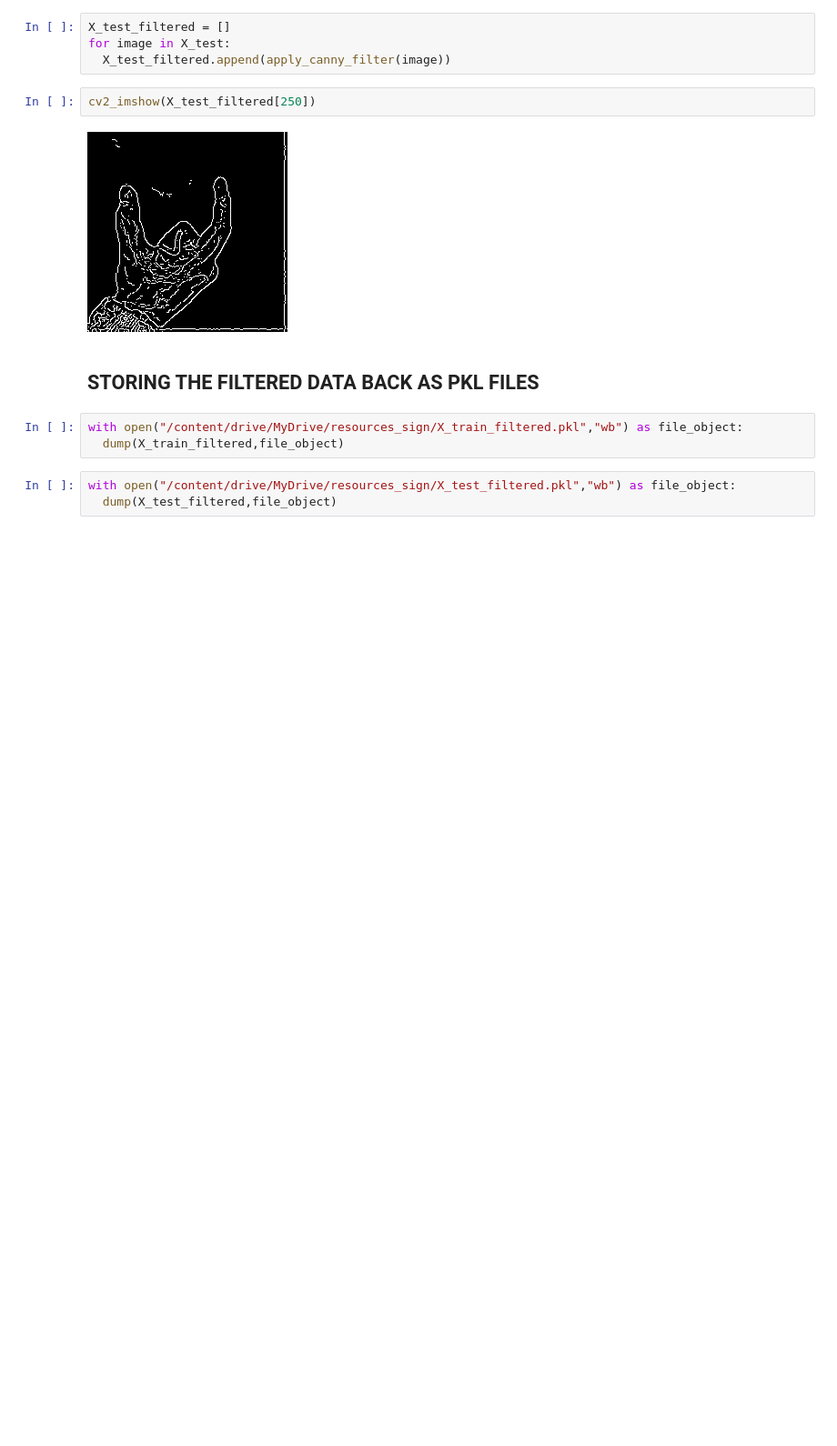
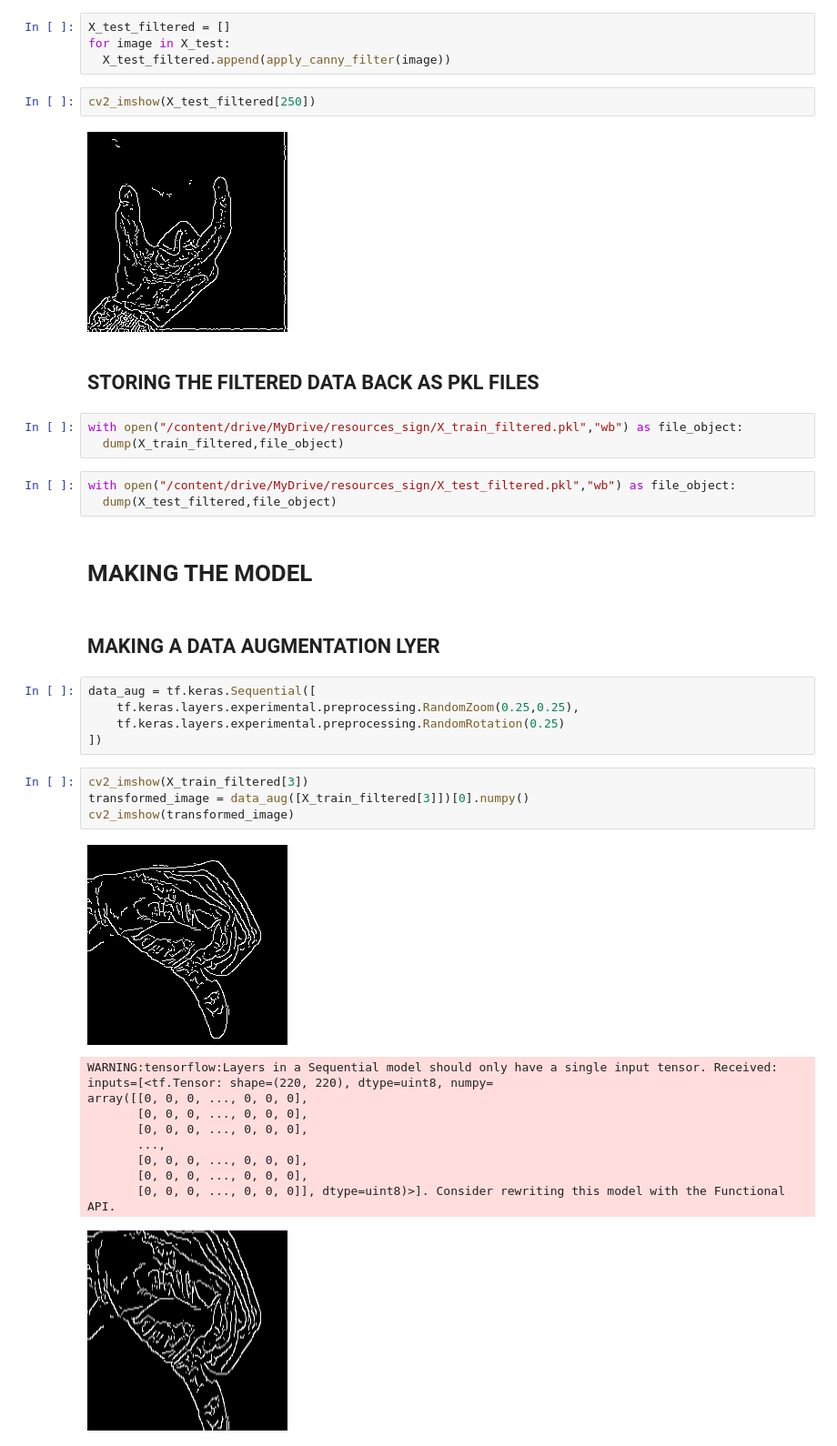
Before and after one commit to HariSkr11/indian-sign-language-detection, a Jupyter notebook: Model.ipynb, the cells around one changed output. Shown: that part at 91% size. Drawn from its saved outputs; the diff is of its cells as text; blank space fills up the shorter version.

Commit message:
added data augmentation layer

```diff
--- a/Model.ipynb
+++ b/Model.ipynb
@@ -132,3 +132,27 @@ with open("/content/drive/MyDrive/resources_sign/X_train_filtered.pkl","wb") as
 # %%
 with open("/content/drive/MyDrive/resources_sign/X_test_filtered.pkl","wb") as file_object:
   dump(X_test_filtered,file_object)
+# %% [markdown]
+# MAKING THE MODEL
+# %% [markdown]
+## MAKING A DATA AUGMENTATION LYER
+# %%
+data_aug = tf.keras.Sequential([
+    tf.keras.layers.experimental.preprocessing.RandomZoom(0.25,0.25),
+    tf.keras.layers.experimental.preprocessing.RandomRotation(0.25)
+])
+# %%
+cv2_imshow(X_train_filtered[3])
+transformed_image = data_aug([X_train_filtered[3]])[0].numpy()
+cv2_imshow(transformed_image)
+# %% [output]
+[figure, added]
+WARNING:tensorflow:Layers in a Sequential model should only have a single input tensor. Received: inputs=[<tf.Tensor: shape=(220, 220), dtype=uint8, numpy=
+array([[0, 0, 0, ..., 0, 0, 0],
+       [0, 0, 0, ..., 0, 0, 0],
+       [0, 0, 0, ..., 0, 0, 0],
+       ...,
+       [0, 0, 0, ..., 0, 0, 0],
+       [0, 0, 0, ..., 0, 0, 0],
+       [0, 0, 0, ..., 0, 0, 0]], dtype=uint8)>]. Consider rewriting this model with the Functional API.
+[figure, added]
```
